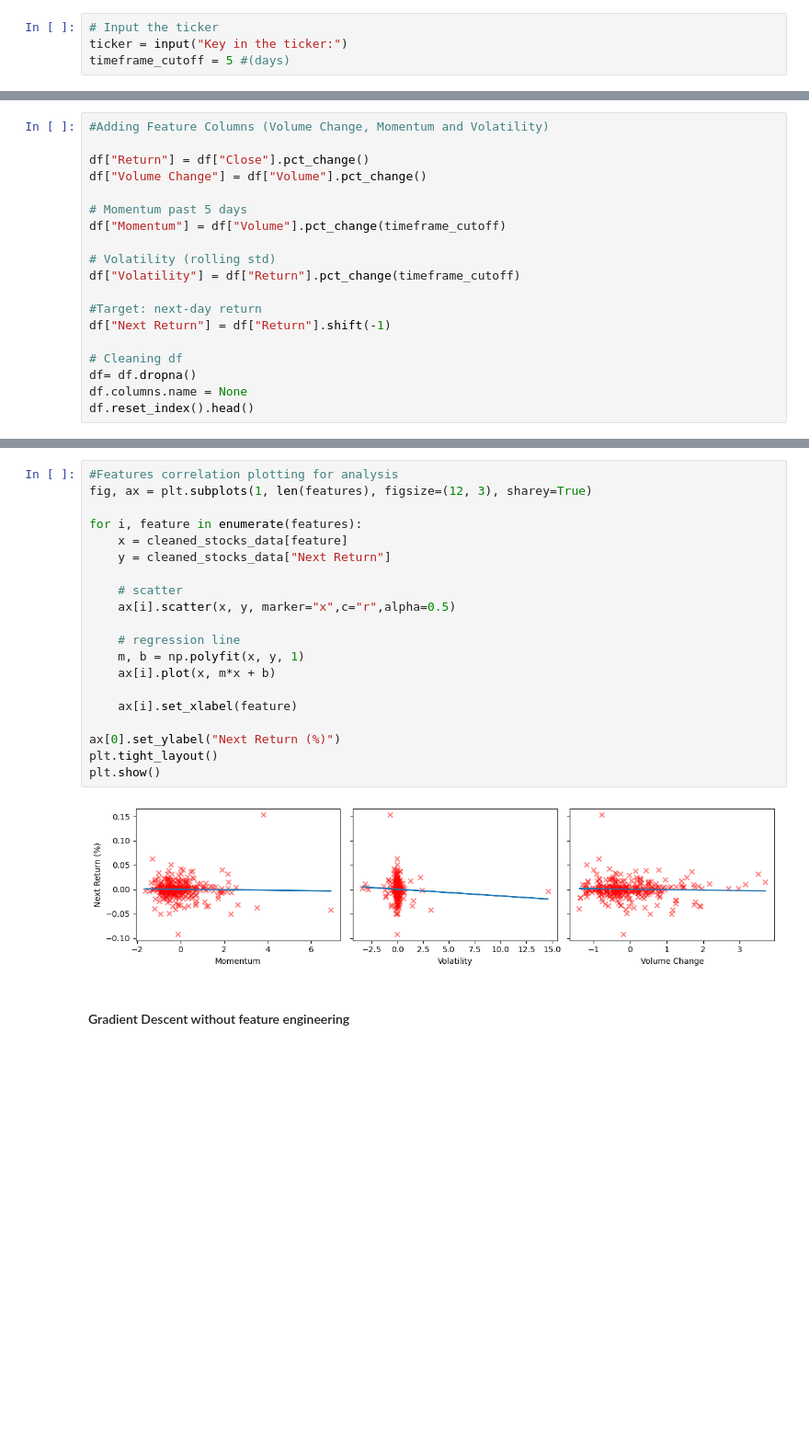
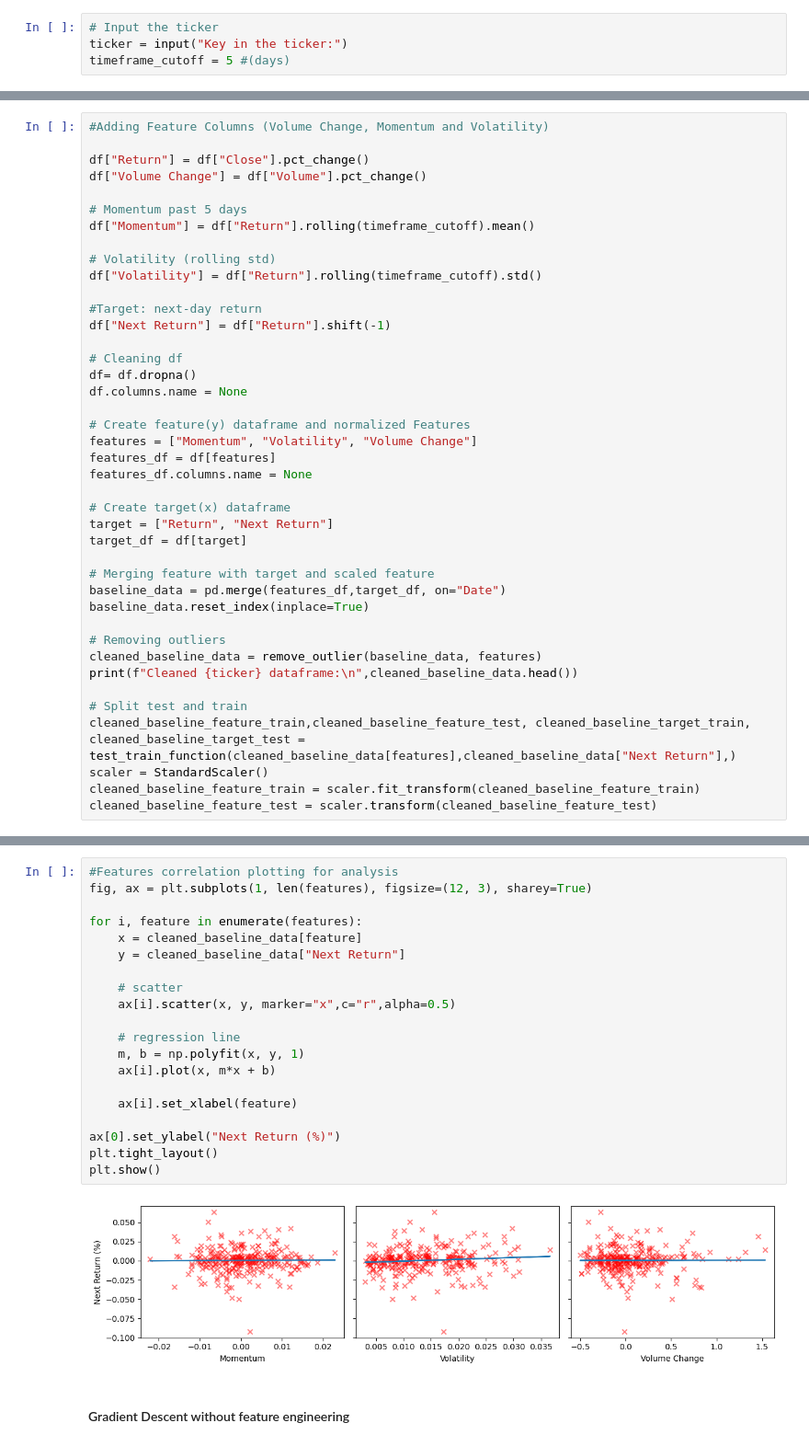
Before and after one commit to halim-quantlab/stock-return-model, a Jupyter notebook: notebook/Simple Stock Return Model.ipynb, the cells around one changed output, grey strips where cells are left out. Shown at 92% size. Cells and saved outputs as stored; diff of their text form; blank space fills up the shorter version.

```diff
--- a/notebook/Simple Stock Return Model.ipynb
+++ b/notebook/Simple Stock Return Model.ipynb
@@ -191,10 +497,10 @@ df["Return"] = df["Close"].pct_change()
 df["Volume Change"] = df["Volume"].pct_change()
 
 # Momentum past 5 days
-df["Momentum"] = df["Volume"].pct_change(timeframe_cutoff)
+df["Momentum"] = df["Return"].rolling(timeframe_cutoff).mean()
 
 # Volatility (rolling std)
-df["Volatility"] = df["Return"].pct_change(timeframe_cutoff)
+df["Volatility"] = df["Return"].rolling(timeframe_cutoff).std()
 
 #Target: next-day return
 df["Next Return"] = df["Return"].shift(-1)
@@ -202,5 +508,27 @@ df["Next Return"] = df["Return"].shift(-1)
 # Cleaning df
 df= df.dropna()
 df.columns.name = None
-df.reset_index().head()
+
+# Create feature(y) dataframe and normalized Features
+features = ["Momentum", "Volatility", "Volume Change"]
+features_df = df[features]
+features_df.columns.name = None
+
+# Create target(x) dataframe
+target = ["Return", "Next Return"]
+target_df = df[target]
+
+# Merging feature with target and scaled feature
+baseline_data = pd.merge(features_df,target_df, on="Date")
+baseline_data.reset_index(inplace=True)
+
+# Removing outliers
+cleaned_baseline_data = remove_outlier(baseline_data, features)
+print(f"Cleaned {ticker} dataframe:\n",cleaned_baseline_data.head())
+
+# Split test and train
+cleaned_baseline_feature_train,cleaned_baseline_feature_test, cleaned_baseline_target_train, cleaned_baseline_target_test = test_train_function(cleaned_baseline_data[features],cleaned_baseline_data["Next Return"],)
+scaler = StandardScaler()
+cleaned_baseline_feature_train = scaler.fit_transform(cleaned_baseline_feature_train)
+cleaned_baseline_feature_test = scaler.transform(cleaned_baseline_feature_test)
 # %% [output]
@@ -264,25 +542,25 @@ Cleaned AAPL dataframe:
 # %%
 #Features correlation plotting for analysis
 fig, ax = plt.subplots(1, len(features), figsize=(12, 3), sharey=True)
 
 for i, feature in enumerate(features):
-    x = cleaned_stocks_data[feature]
-    y = cleaned_stocks_data["Next Return"]
+    x = cleaned_baseline_data[feature]
+    y = cleaned_baseline_data["Next Return"]
 
     # scatter
     ax[i].scatter(x, y, marker="x",c="r",alpha=0.5)
 
     # regression line
     m, b = np.polyfit(x, y, 1)
     ax[i].plot(x, m*x + b)
 
     ax[i].set_xlabel(feature)
 
 ax[0].set_ylabel("Next Return (%)")
 plt.tight_layout()
 plt.show()
 # %% [output]
-[figure, old version]
+[figure, new version]
 # %% [markdown]
 #### Gradient Descent without feature engineering
 # %%
```
Also changed, not shown: parts of 21 cells of this notebook, 25 other files.
